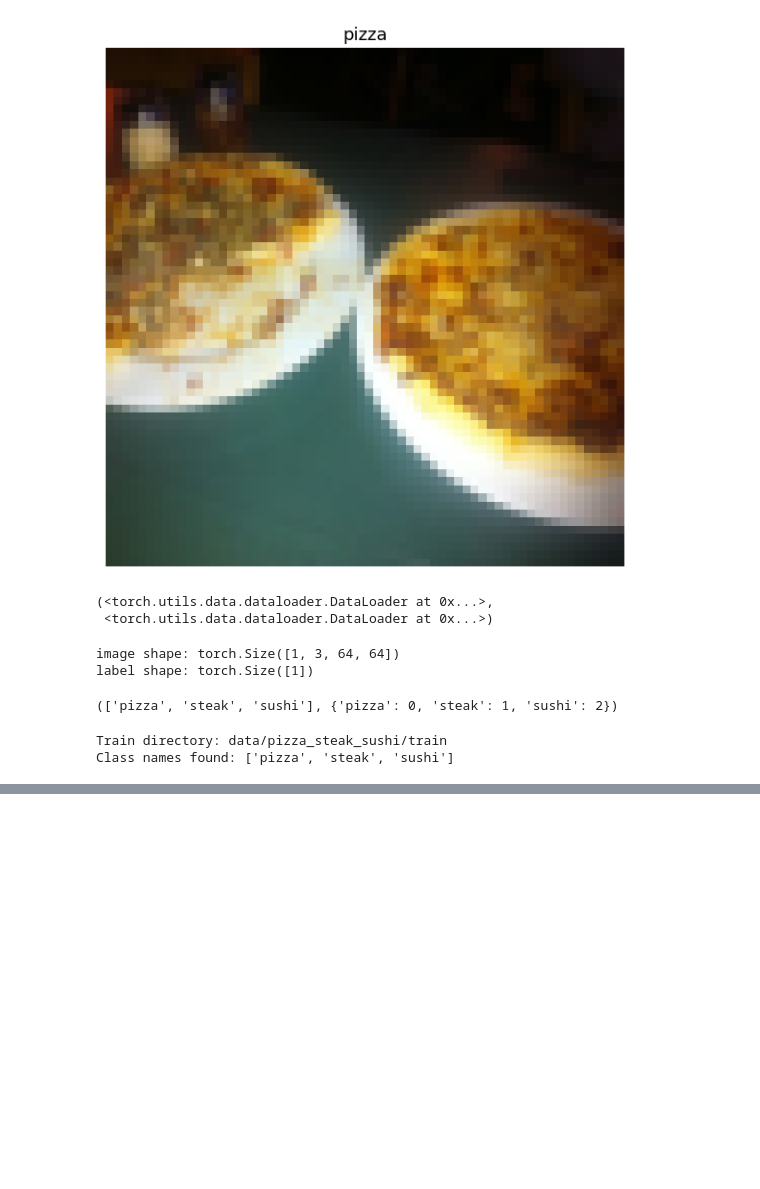
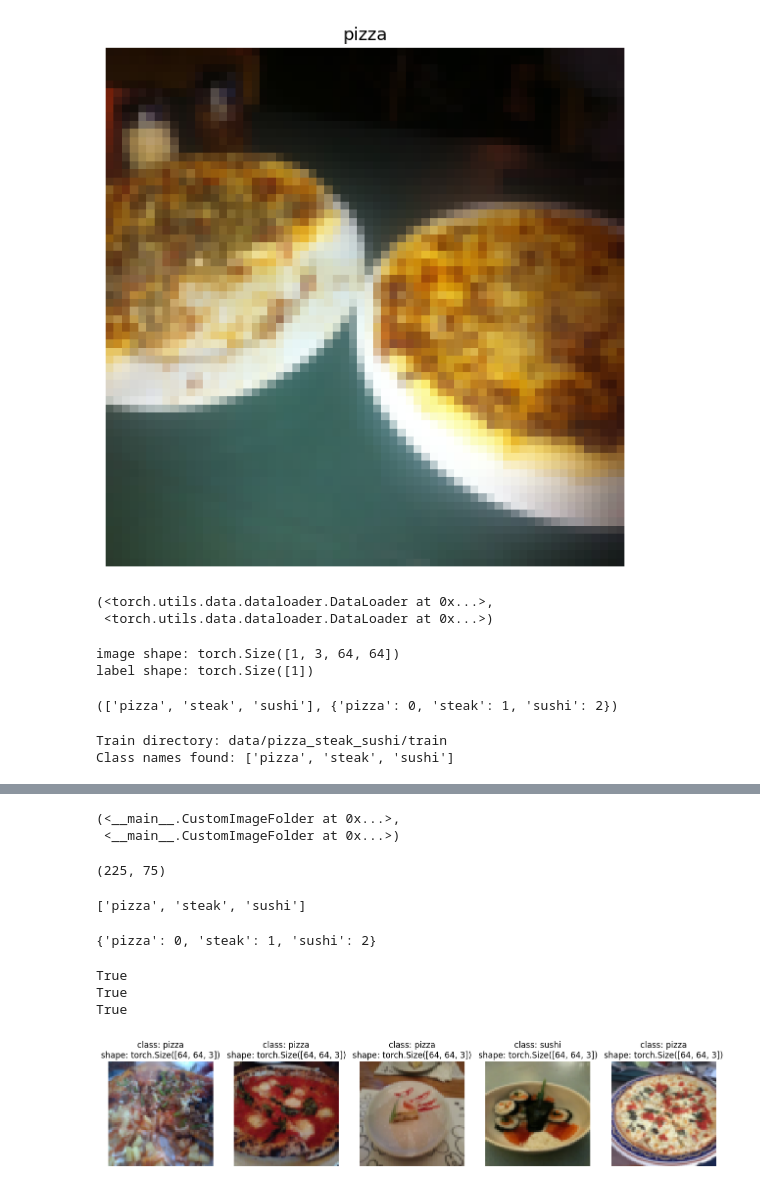
Before and after one commit to Jayasuryan0821-git/Pytorch_FreeCodeCamp, a Jupyter notebook: custom_dataset.ipynb, the cells around one changed output, grey strips where cells are left out. Saved outputs shown, nothing was run; the diff lists cells and outputs as text; code cells hidden in the pictures; blank space fills up the shorter version.

```diff
--- a/custom_dataset.ipynb
+++ b/custom_dataset.ipynb
@@ -243,0 +291,55 @@ Class names found: ['pizza', 'steak', 'sushi']
+# %%
+test_data_custom = CustomImageFolder(tar_dir=test_dir,transform=test_transform)
+train_data_custom = CustomImageFolder(tar_dir=train_dir,transform=train_transform)
+train_data_custom,test_data_custom
+# %% [output]
+(<__main__.CustomImageFolder at 0x...>,
+ <__main__.CustomImageFolder at 0x...>)
+# %%
+len(train_data_custom),len(test_data_custom)
+# %% [output]
+(225, 75)
+# %%
+train_data_custom.classes
+# %% [output]
+['pizza', 'steak', 'sushi']
+# %%
+train_data_custom.class_to_idx
+# %% [output]
+{'pizza': 0, 'steak': 1, 'sushi': 2}
+# %%
+print((len(train_data_custom) == len(train_data)) & (len(test_data_custom) == len(test_data)))
+print(train_data_custom.classes == train_data.classes)
+print(train_data_custom.class_to_idx == train_data.class_to_idx)
+# %% [output]
+True
+True
+True
+# %%
+def display_random_image(dataset,classes=None,n=10,display_shape=True,seed=None):
+    if n > 10:
+        n = 10
+        display_shape=False
+
+    if seed:
+        random.seed(seed)
+    random_samples_idx = random.sample(range(len(dataset)),k=n)
+    plt.figure(figsize=(16,8))
+    for i,targ_sample in enumerate(random_samples_idx):
+        targ_image,targ_label = dataset[targ_sample][0],dataset[targ_sample][1]
+        targ_img_adjust = targ_image.permute(1,2,0)
+        plt.subplot(1, n, i+1)
+        plt.imshow(targ_img_adjust)
+        plt.axis("off")
+        if classes:
+            title = f"class: {classes[targ_label]}"
+            if display_shape:
+                title = title + f"\nshape: {targ_img_adjust.shape}"
+        plt.title(title)
+# %%
+display_random_image(train_data,
+                      n=5,
+                      classes=class_names,
+                      seed=None)
+# %% [output]
+[figure, added]
```
Also changed, not shown: parts of 12 cells of this notebook.
